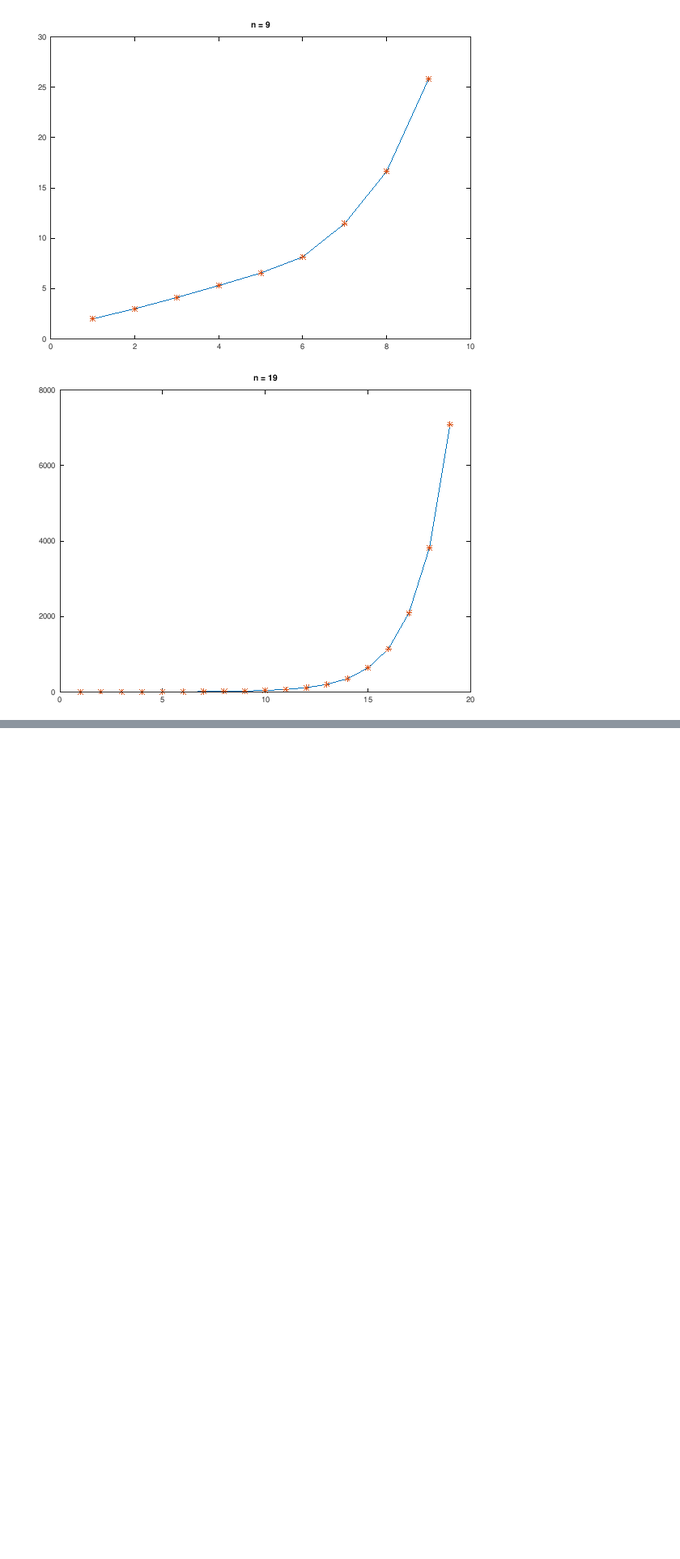
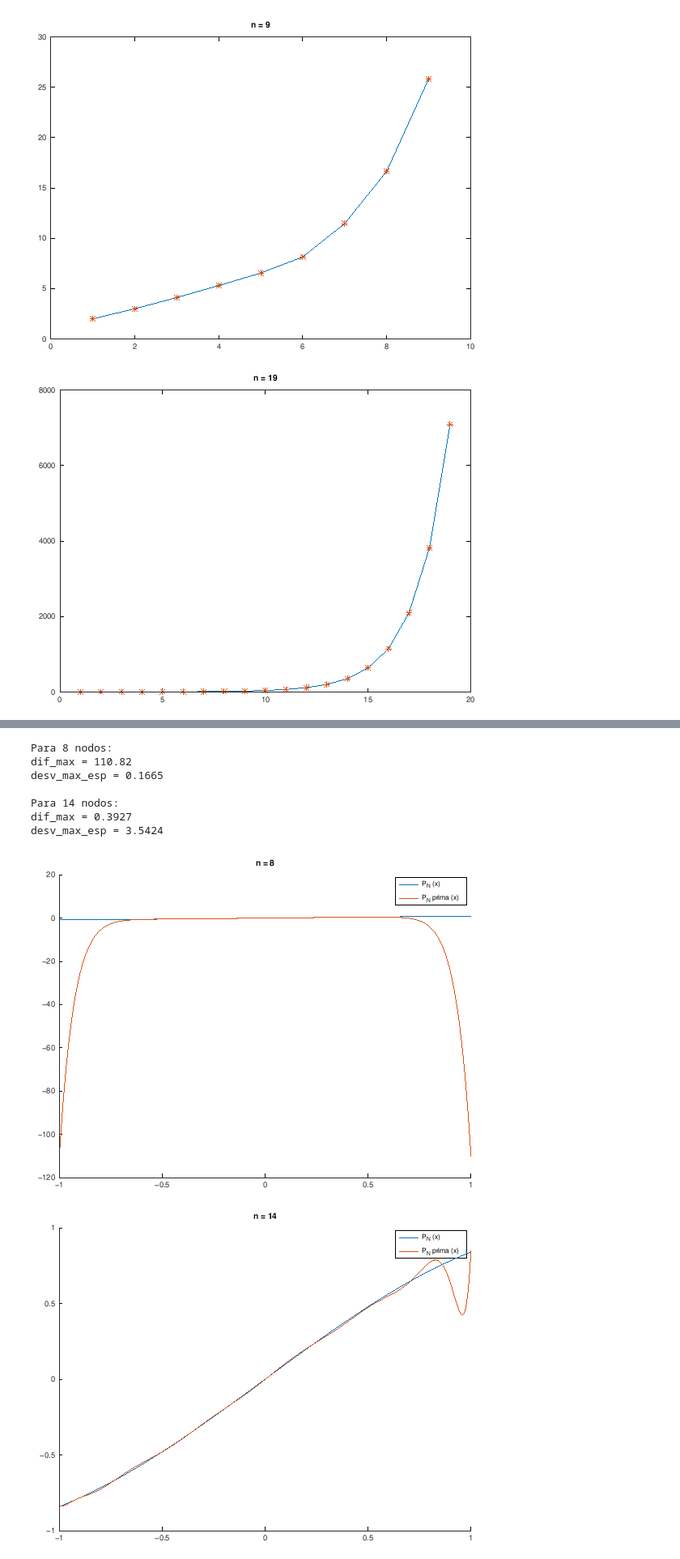
Before and after one commit to alonct/CN1V-practicas-octave, a Jupyter notebook: Entrega_1_AlonsoOmaAlonso/Entregable_1.ipynb, the cells around one changed output, grey strips where cells are left out. Shown at 81% size. Drawn from its saved outputs; the diff is of its cells as text; code cells hidden in the pictures; blank space fills up the shorter version.

```diff
--- a/Entrega_1_AlonsoOmaAlonso/Entregable_1.ipynb
+++ b/Entrega_1_AlonsoOmaAlonso/Entregable_1.ipynb
@@ -605,0 +614,15 @@ endfor
+# %%
+% ./Ejercicio3_3.m
+
+clear all
+
+N = [8, 14];
+maximo = max(N) + 1;
+valores = zeros(length(N), maximo);
+
+for i=1:length(N)
+    w = rand(1, N(i) + 1);
+    u = (-0.01) + 0.02 .* w;
+    diferencia(i) = maximo - length(u);
+    valores(i,:) = [u, zeros(1, diferencia(i))];
+endfor
@@ -605,0 +665,40 @@ endfor
+# %%
+interval = linspace(-1, 1, 1000);
+
+for i=1:length(N)
+
+    nodos = linspace(-1, 1, N(i) + 1);
+
+    for j=1:length(maximo)
+        coef1(j) = coeficientes(i, 1, j);
+        coef2(j) = coeficientes(i, 2, j);
+    endfor
+
+    py = polyval(coef1, interval);
+    pz = polyval(coef2, interval);
+
+    [lambda, M] = lebesgue(nodos, interval);
+
+    disp(sprintf('Para %u nodos:', N(i)))
+    dif_max = max(abs(py-pz))
+    desv_max_esp = 0.01 * M
+    printf('\n')
+
+    figure(i)
+    title(sprintf('n = %u', N(i)))
+    hold on
+    plot(interval, py, ';P_N (x);')
+    hold on
+    plot(interval, pz, ';P_N prima (x);')
+    hold off
+endfor
+# %% [output]
+Para 8 nodos:
+dif_max = 110.82
+desv_max_esp = 0.1665
+
+Para 14 nodos:
+dif_max = 0.3927
+desv_max_esp = 3.5424
+[figure, added]
+[figure, added]
```
Also changed, not shown: parts of 5 cells of this notebook, 1 other file.
